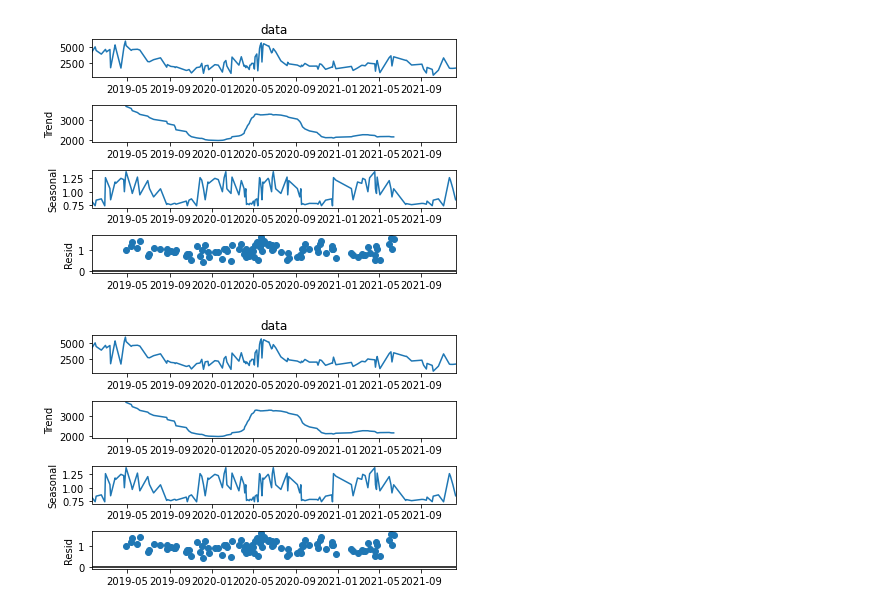
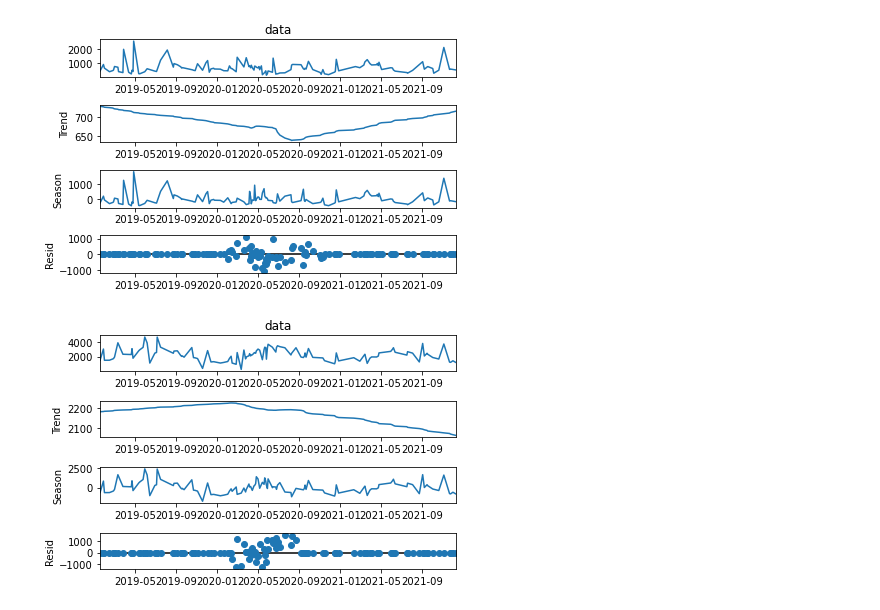
Before and after one commit to NirliptaPande/Vienna, a Jupyter notebook: visual.ipynb, the cells around one changed output. Saved outputs shown, nothing was run; the diff lists cells and outputs as text; code cells hidden in the pictures.

```diff
--- a/visual.ipynb
+++ b/visual.ipynb
@@ -73,0 +59,8 @@ array([  nan,   nan,   nan,   nan,   nan,   nan,   nan,   nan,   nan,
+# %%
+for start_datetime_np in date02:
+    geotiff_path = df02.loc[df02['start_datetime'] == start_datetime_np]['raster_path'].values[0]
+    partial_raster = Raster(geotiff_path, window=window)
+    temp = partial_raster.array.reshape(size[1],size[0])
+    temp = median_filter(temp, size=3)
+    ip02.append(temp)
+ip02 = np.array(ip02)
@@ -99,0 +151,13 @@ plt.plot(df.index,df['data'],  linestyle='-',marker='.')
+# %%
+for start_datetime_np in date03:
+    geotiff_path = df03.loc[df03['start_datetime'] == start_datetime_np]['raster_path'].values[0]
+    partial_raster = Raster(geotiff_path, window=window)
+    temp = partial_raster.array.reshape(size[1],size[0])
+    ip03.append(temp)
+ip03 = np.array(ip03)
+b03_45_32 = ip03[:,45,32]
+b03_45_32 = b03_45_32.astype('float')
+b03_45_32[b03_45_32 == 0] = 'nan'
+b03_25_16 = ip03[:,25,16]
+b03_25_16 = b03_25_16.astype('float')
+b03_25_16[b03_25_16 == 0] = 'nan'
@@ -99,0 +193,13 @@ plt.plot(df.index,df['data'],  linestyle='-',marker='.')
+# %%
+for start_datetime_np in date02:
+    geotiff_path = df02.loc[df02['start_datetime'] == start_datetime_np]['raster_path'].values[0]
+    partial_raster = Raster(geotiff_path, window=window)
+    temp = partial_raster.array.reshape(size[1],size[0])
+    ip02.append(temp)
+ip02 = np.array(ip02)
+b02_45_32 = ip02[:,45,32]
+b02_45_32 = b02_45_32.astype('float')
+b02_45_32[b02_45_32 == 0] = 'nan'
+b02_25_16 = ip02[:,25,16]
+b02_25_16 = b02_25_16.astype('float')
+b02_25_16[b02_25_16 == 0] = 'nan'
@@ -99,0 +222,6 @@ plt.plot(df.index,df['data'],  linestyle='-',marker='.')
+# %%
+df45_32_02 = pd. DataFrame({'dates':date03,'data':b02_45_32}, columns=['dates','data'])
+df45_32_02.dropna(inplace=True)
+df45_32_02.set_index('dates',inplace=True)
+df45_32_02.index=pd.to_datetime(df45_32_02.index)
+plt.plot(df45_32_02.index,df45_32_02['data'],  linestyle='-',marker='.')
@@ -124,6 +255,12 @@ result.plot()
 # %%
-result=seasonal_decompose(df['data'],model ='multiplicative',period=30)
-result.plot()
+stl = STL(df45_32_02['data'], period =42, robust = True)
+res = stl.fit()
+fig = res.plot()
 # %% [output]
-[figure, old version]
+[figure, new version]
-[figure, removed]
+# %%
+stl = STL(df25_16_08['data'], period =42, robust = True)
+res = stl.fit()
+fig = res.plot()
+# %% [output]
+[figure, added]
```
Also changed, not shown: parts of 38 cells of this notebook, 13 other files.
